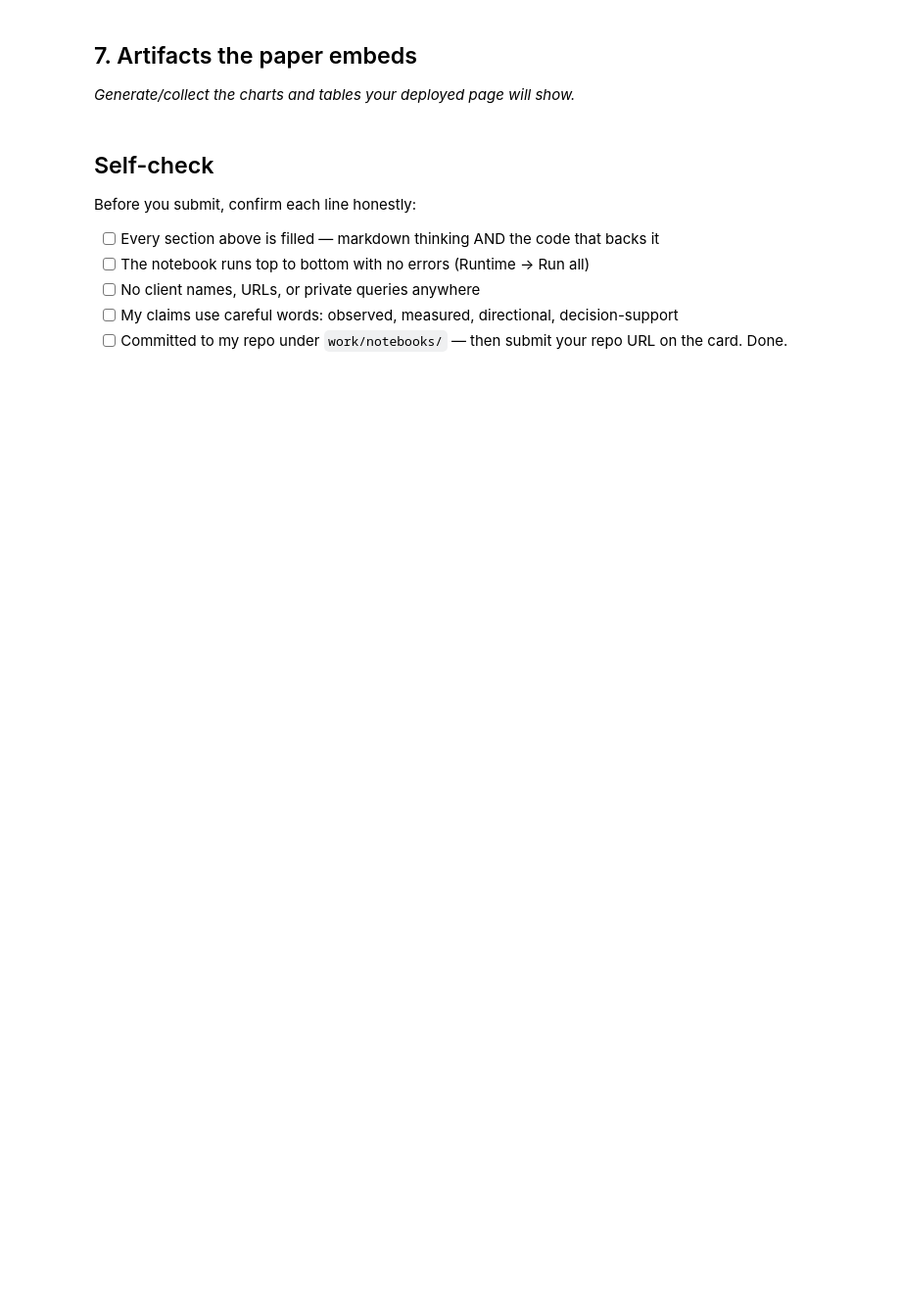
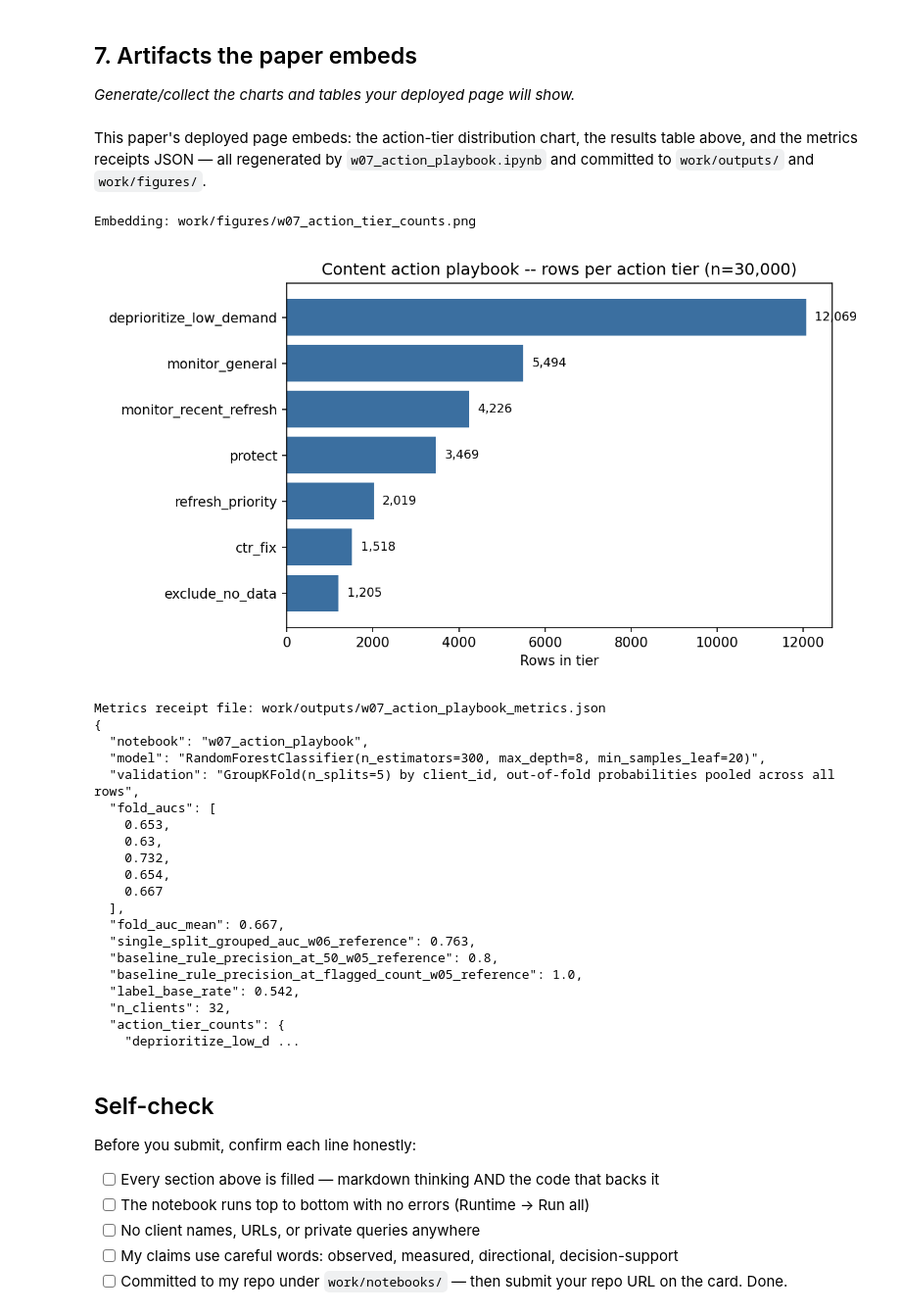
Before and after one commit to abdulhadi2005ag-cmd/flyrank-ml-internship-hadii, a Jupyter notebook: work/notebooks/capstone.ipynb, the cells around one changed output. Shown at 98% size. Cells and saved outputs as stored; diff of their text form; code cells hidden in the pictures; blank space fills up the shorter version.

```diff
--- a/work/notebooks/capstone.ipynb
+++ b/work/notebooks/capstone.ipynb
@@ -50,0 +304,14 @@ This skeleton is yours to fill. Work the sections **in order** — each one has
+# %%
+# This cell is for CODE (numbers, a query, a check).
+# Write your text answer in the cell ABOVE this one — typing sentences here breaks Run All.
+# Load the committed metrics receipts from the full-inventory run (w07_action_playbook) --
+# the 6-tier action queue over all 30,000 rows, computed with 5-fold out-of-fold scoring.
+with open("work/outputs/w07_action_playbook_metrics.json") as f:
+    metrics = json.load(f)
+
+tiers = pd.DataFrame({
+    "n": metrics["action_tier_counts"],
+    "observed_decline_rate": metrics["observed_decline_rate_by_tier"],
+}).sort_values("n", ascending=False)
+print(tiers)
+print("\nTotal rows across tiers:", tiers["n"].sum(), "(should be 30000)")
@@ -52,9 +330,41 @@ This skeleton is yours to fill. Work the sections **in order** — each one has
 ## 7. Artifacts the paper embeds
 
 *Generate/collect the charts and tables your deployed page will show.*
+# %% [markdown]
+This paper's deployed page embeds: the action-tier distribution chart, the results table above,
+and the metrics receipts JSON — all regenerated by `w07_action_playbook.ipynb` and committed to
+`work/outputs/` and `work/figures/`.
 # %%
 # This cell is for CODE (numbers, a query, a check).
 # Write your text answer in the cell ABOVE this one — typing sentences here breaks Run All.
+from IPython.display import Image, display
+print("Embedding: work/figures/w07_action_tier_counts.png")
+display(Image("work/figures/w07_action_tier_counts.png"))
+print("\nMetrics receipt file: work/outputs/w07_action_playbook_metrics.json")
+print(json.dumps(metrics, indent=2)[:600], "...")
+# %% [output]
+Embedding: work/figures/w07_action_tier_counts.png
+[figure, added]
+Metrics receipt file: work/outputs/w07_action_playbook_metrics.json
+{
+  "notebook": "w07_action_playbook",
+  "model": "RandomForestClassifier(n_estimators=300, max_depth=8, min_samples_leaf=20)",
+  "validation": "GroupKFold(n_splits=5) by client_id, out-of-fold probabilities pooled across all rows",
+  "fold_aucs": [
+    0.653,
+    0.63,
+    0.732,
+    0.654,
+    0.667
+  ],
+  "fold_auc_mean": 0.667,
+  "single_split_grouped_auc_w06_reference": 0.763,
+  "baseline_rule_precision_at_50_w05_reference": 0.8,
+  "baseline_rule_precision_at_flagged_count_w05_reference": 1.0,
+  "label_base_rate": 0.542,
+  "n_clients": 32,
+  "action_tier_counts": {
+    "deprioritize_low_d ...
 # %% [markdown]
 ## Self-check
 
```
Also changed, not shown: parts of 17 cells of this notebook.
